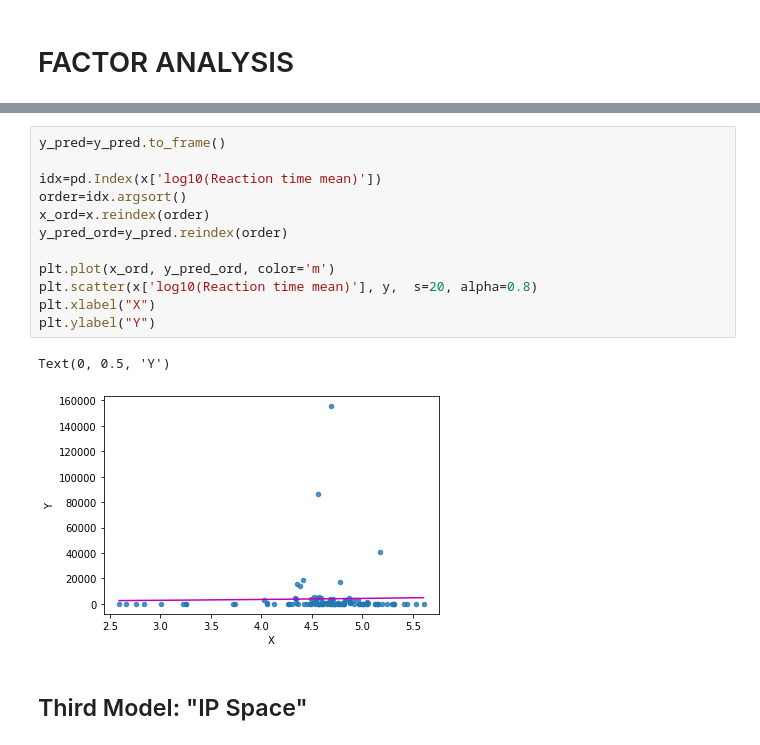
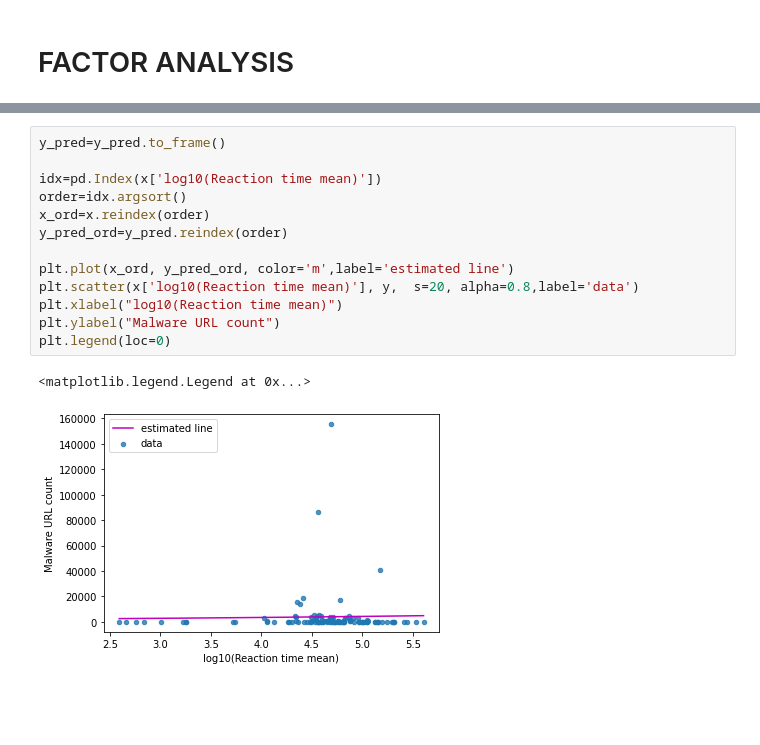
Before and after one commit to tderoon/Cybereconomicsgroup4, a Jupyter notebook: factor analysis.ipynb, the cells around one changed output, grey strips where cells are left out. Saved outputs shown, nothing was run; the diff lists cells and outputs as text; blank space fills up the shorter version.

```diff
--- a/factor analysis.ipynb
+++ b/factor analysis.ipynb
@@ -415,17 +493,16 @@ Explained Variance (Pseudo-R2) =  0.0028936748016888947
 # %%
 y_pred=y_pred.to_frame()
 
 idx=pd.Index(x['log10(Reaction time mean)'])
 order=idx.argsort()
 x_ord=x.reindex(order)
 y_pred_ord=y_pred.reindex(order)
 
-plt.plot(x_ord, y_pred_ord, color='m')
-plt.scatter(x['log10(Reaction time mean)'], y,  s=20, alpha=0.8)
-plt.xlabel("X")
-plt.ylabel("Y")
+plt.plot(x_ord, y_pred_ord, color='m',label='estimated line')
+plt.scatter(x['log10(Reaction time mean)'], y,  s=20, alpha=0.8,label='data')
+plt.xlabel("log10(Reaction time mean)")
+plt.ylabel("Malware URL count")
+plt.legend(loc=0)
 # %% [output]
-Text(0, 0.5, 'Y')
+<matplotlib.legend.Legend at 0x...>
-[figure, old version]
+[figure, new version]
-# %% [markdown]
-## Third Model: "IP Space"
```
Also changed, not shown: parts of 39 cells of this notebook.
